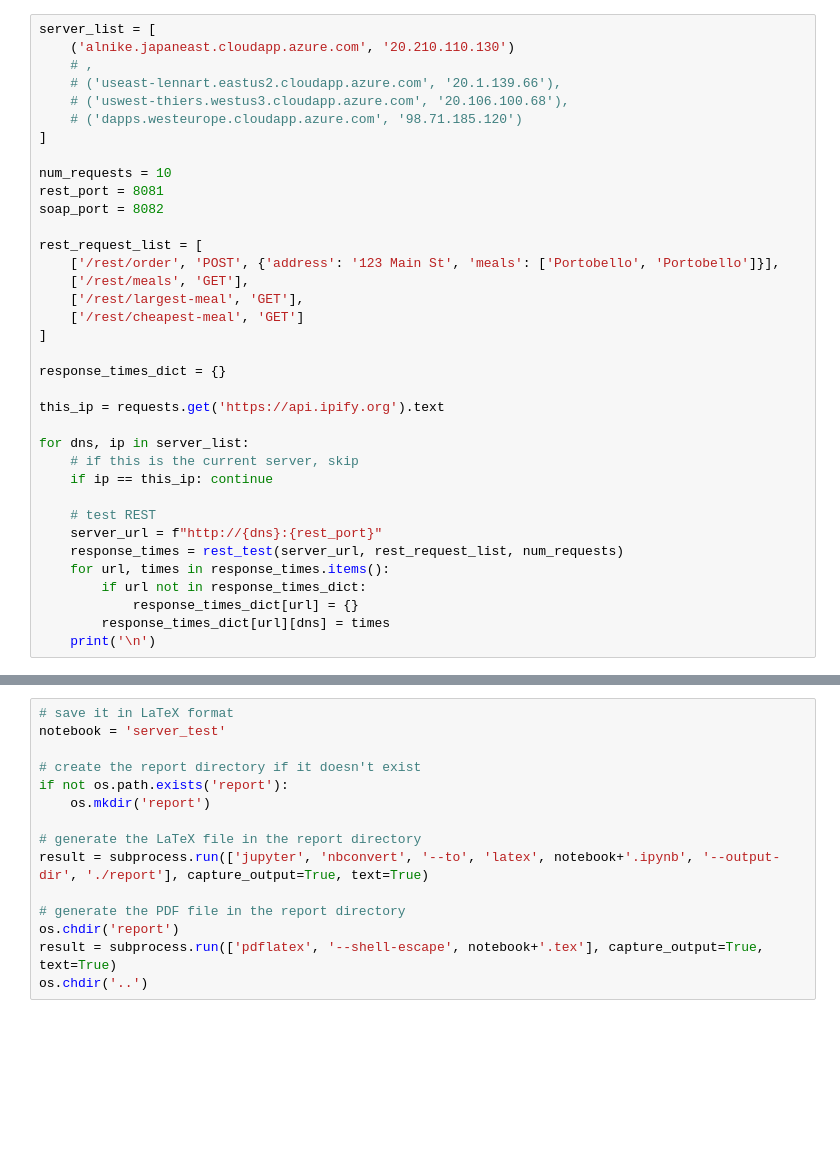
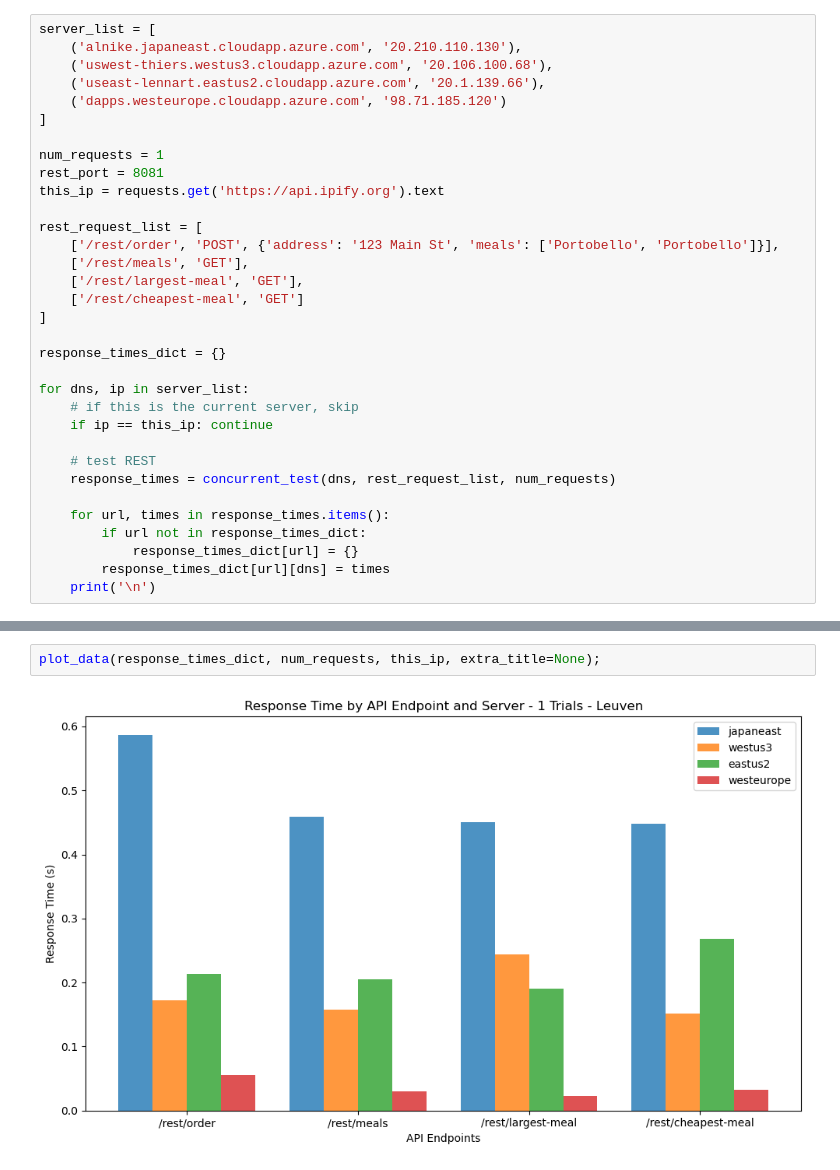
Before and after one commit to alken01/DA1-Cloud-Based-Deployment, a Jupyter notebook: server_test.ipynb, the cells around one changed output, grey strips where cells are left out. Drawn from its saved outputs; the diff is of its cells as text; blank space fills up the shorter version.

Commit message:
time

```diff
--- a/server_test.ipynb
+++ b/server_test.ipynb
@@ -56,15 +108,14 @@ def rest_test(server, request_list, num_requests):
 # %%
 server_list = [
-    ('alnike.japaneast.cloudapp.azure.com', '20.210.110.130')
-    # ,
-    # ('useast-lennart.eastus2.cloudapp.azure.com', '20.1.139.66'),
-    # ('uswest-thiers.westus3.cloudapp.azure.com', '20.106.100.68'),
-    # ('dapps.westeurope.cloudapp.azure.com', '98.71.185.120')
+    ('alnike.japaneast.cloudapp.azure.com', '20.210.110.130'),
+    ('uswest-thiers.westus3.cloudapp.azure.com', '20.106.100.68'),
+    ('useast-lennart.eastus2.cloudapp.azure.com', '20.1.139.66'),
+    ('dapps.westeurope.cloudapp.azure.com', '98.71.185.120')
 ]
 
-num_requests = 10
+num_requests = 1
 rest_port = 8081
-soap_port = 8082
+this_ip = requests.get('https://api.ipify.org').text
 
 rest_request_list = [
     ['/rest/order', 'POST', {'address': '123 Main St', 'meals': ['Portobello', 'Portobello']}],
@@ -75,15 +126,13 @@ rest_request_list = [
 
 response_times_dict = {}
 
-this_ip = requests.get('https://api.ipify.org').text
-
 for dns, ip in server_list:
     # if this is the current server, skip
     if ip == this_ip: continue
 
     # test REST
-    server_url = f"http://{dns}:{rest_port}"
-    response_times = rest_test(server_url, rest_request_list, num_requests)
+    response_times = concurrent_test(dns, rest_request_list, num_requests)
+
     for url, times in response_times.items():
         if url not in response_times_dict:
             response_times_dict[url] = {}
@@ -114,15 +159,4 @@ plt.show()
-# %%
-# save it in LaTeX format
-notebook = 'server_test'
-
-# create the report directory if it doesn't exist
-if not os.path.exists('report'):
-    os.mkdir('report')
-
-# generate the LaTeX file in the report directory
-result = subprocess.run(['jupyter', 'nbconvert', '--to', 'latex', notebook+'.ipynb', '--output-dir', './report'], capture_output=True, text=True)
-
-# generate the PDF file in the report directory
-os.chdir('report')
-result = subprocess.run(['pdflatex', '--shell-escape', notebook+'.tex'], capture_output=True, text=True)
-os.chdir('..')
+# %%
+plot_data(response_times_dict, num_requests, this_ip, extra_title=None);
+# %% [output]
+[figure, added]
```
Also changed, not shown: parts of 6 cells of this notebook, 11 other files.
